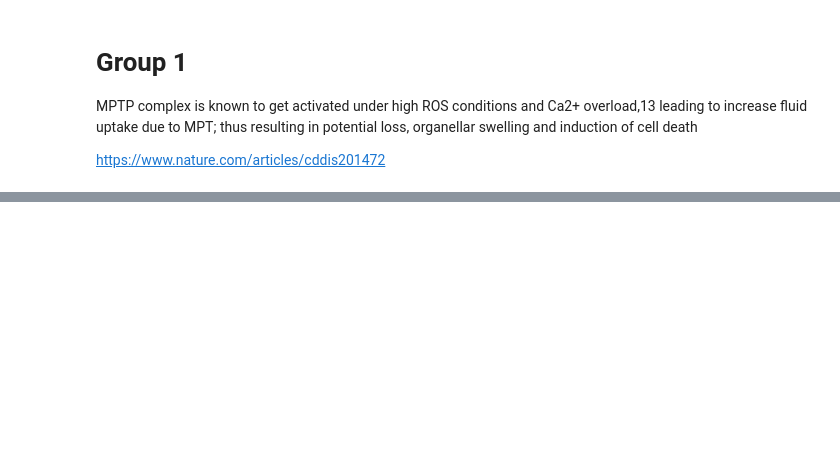
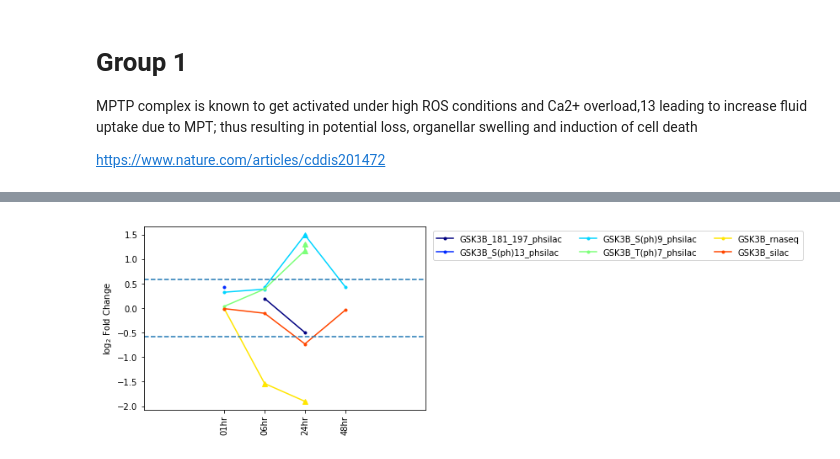
Before and after one commit to LoLab-MSM/MAGINE, a Jupyter notebook: examples/cisplatin/network_subtraction.ipynb, the cells around one changed output, grey strips where cells are left out. Saved outputs shown, nothing was run; the diff lists cells and outputs as text; code cells hidden in the pictures; blank space fills up the shorter version.

```diff
--- a/examples/cisplatin/network_subtraction.ipynb
+++ b/examples/cisplatin/network_subtraction.ipynb
@@ -128,0 +243,4 @@ https://www.nature.com/articles/cddis201472
+# %%
+exp_data.genes.plot_species(['GSK3B'], 'test', plot_type='matplotlib');
+# %% [output]
+[figure, added]
```
Also changed, not shown: parts of 30 cells of this notebook, 2 other files.
